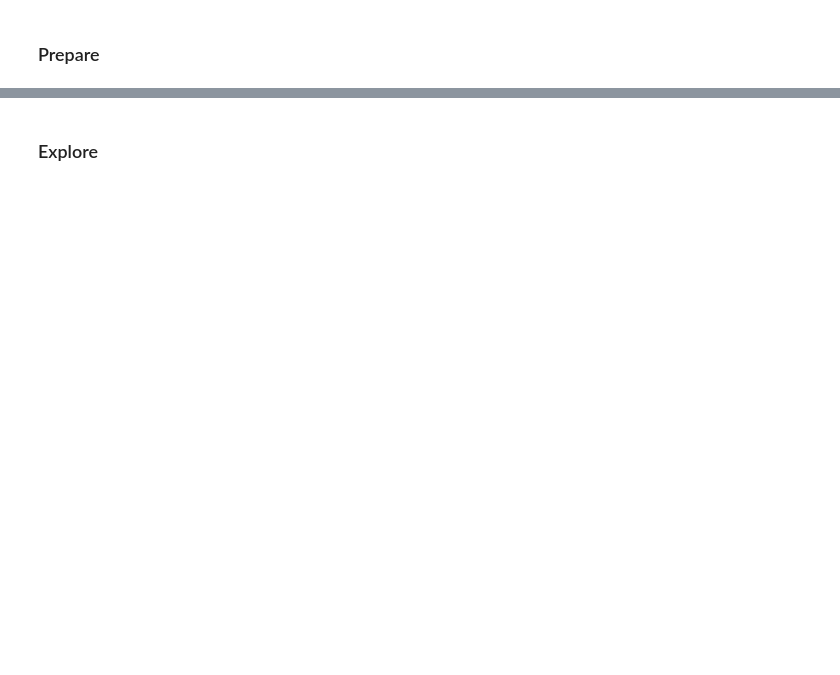
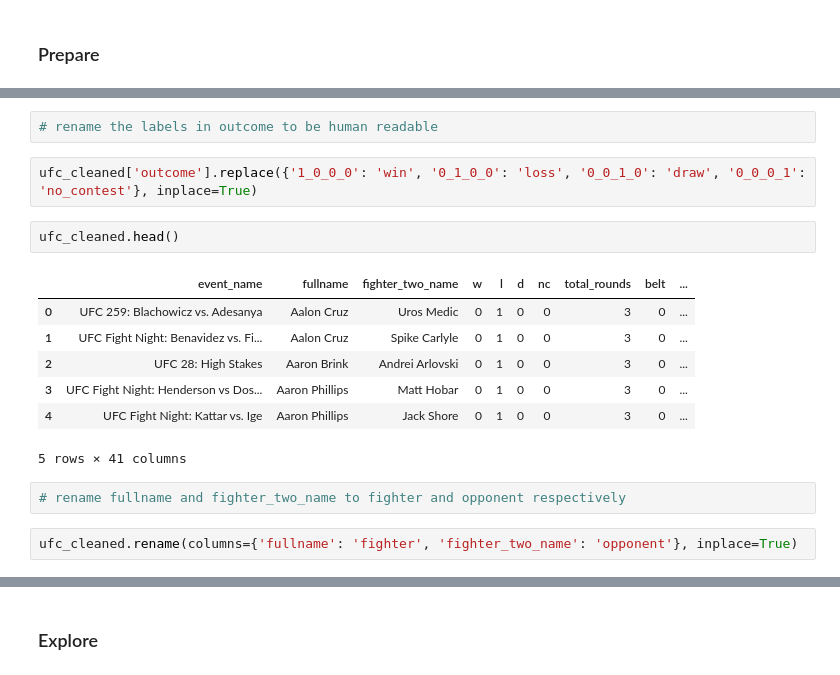
Before and after one commit to chloerwhitaker/UFC-Project, a Jupyter notebook: Scratchpad.ipynb, the cells around one changed output, grey strips where cells are left out. Saved outputs shown, nothing was run; the diff lists cells and outputs as text; blank space fills up the shorter version.

```diff
--- a/Scratchpad.ipynb
+++ b/Scratchpad.ipynb
@@ -80,0 +122,18 @@ memory usage: 15.9+ MB
+# %%
+# rename the labels in outcome to be human readable
+# %%
+ufc_cleaned['outcome'].replace({'1_0_0_0': 'win', '0_1_0_0': 'loss', '0_0_1_0': 'draw', '0_0_0_1': 'no_contest'}, inplace=True)
+# %%
+ufc_cleaned.head()
+# %% [output]
+|  | event_name | fullname | fighter_two_name | w | l | d | nc | total_rounds | belt | ... |
+| 0 | UFC 259: Blachowicz vs. Adesanya | Aalon Cruz | Uros Medic | 0 | 1 | 0 | 0 | 3 | 0 | ... |
+| 1 | UFC Fight Night: Benavidez vs. Fi... | Aalon Cruz | Spike Carlyle | 0 | 1 | 0 | 0 | 3 | 0 | ... |
+| 2 | UFC 28: High Stakes | Aaron Brink | Andrei Arlovski | 0 | 1 | 0 | 0 | 3 | 0 | ... |
+| 3 | UFC Fight Night: Henderson vs Dos... | Aaron Phillips | Matt Hobar | 0 | 1 | 0 | 0 | 3 | 0 | ... |
+| 4 | UFC Fight Night: Kattar vs. Ige | Aaron Phillips | Jack Shore | 0 | 1 | 0 | 0 | 3 | 0 | ... |
+5 rows × 41 columns
+# %%
+# rename fullname and fighter_two_name to fighter and opponent respectively
+# %%
+ufc_cleaned.rename(columns={'fullname': 'fighter', 'fighter_two_name': 'opponent'}, inplace=True)
```
Also changed, not shown: parts of 66 cells of this notebook.
